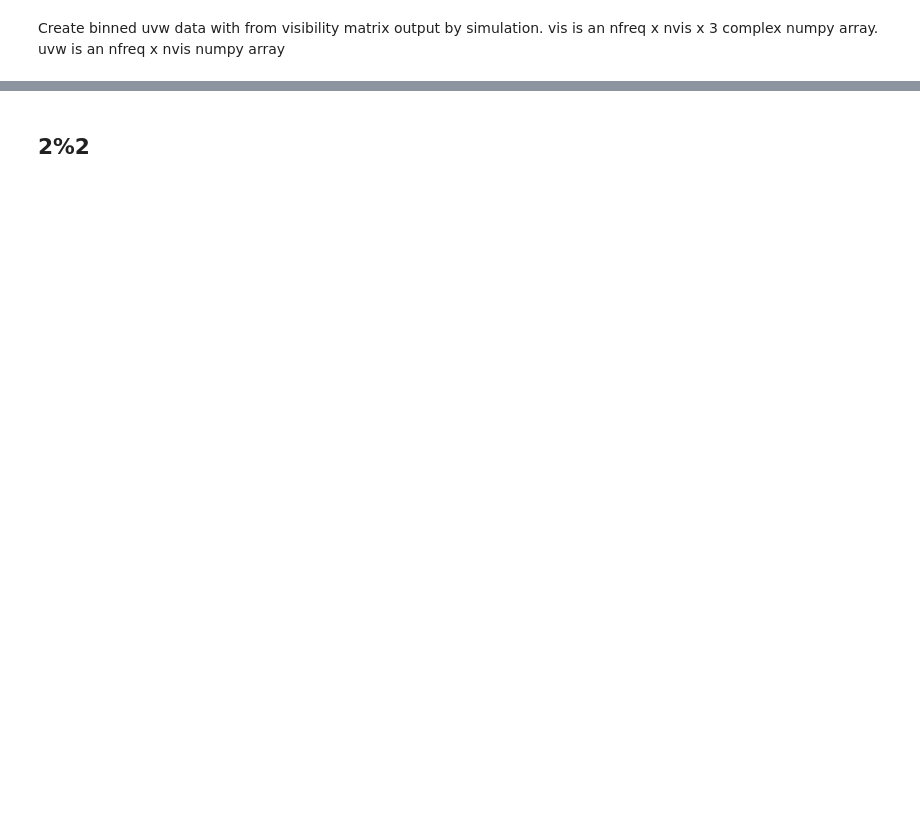
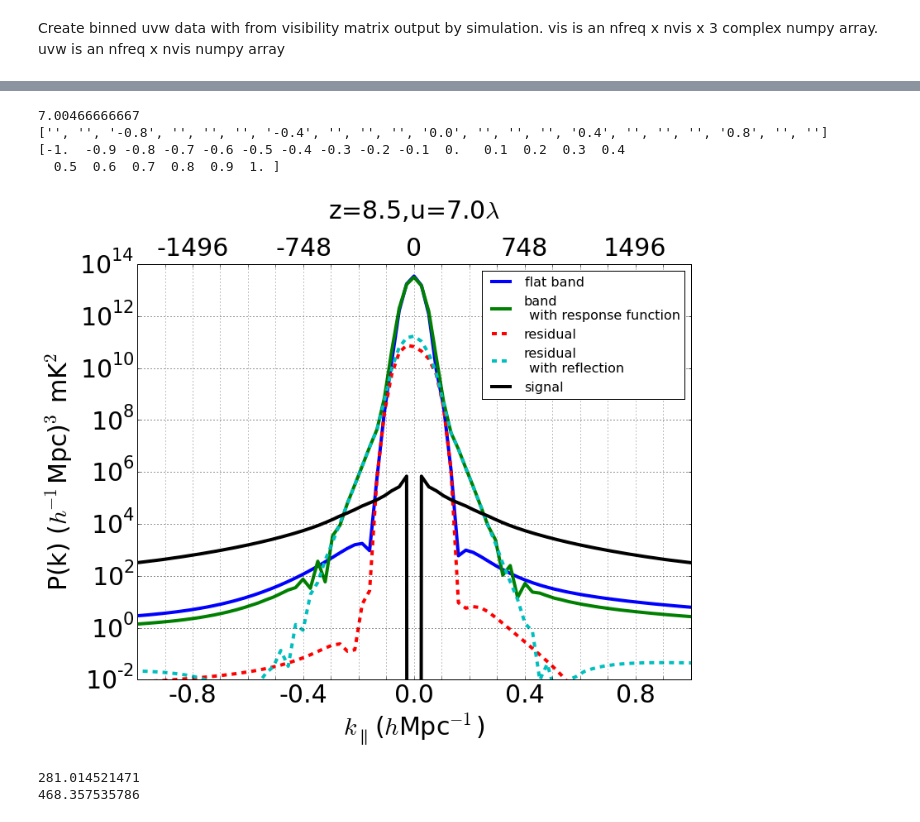
Before and after one commit to aewallwi/DishPapers, a Jupyter notebook: DishSimulations/code/hera_feed_hf_cleaning_wideBand_stable.ipynb, the cells around one changed output, grey strips where cells are left out. Saved outputs shown, nothing was run; the diff lists cells and outputs as text; code cells hidden in the pictures; blank space fills up the shorter version.

```diff
--- a/DishSimulations/code/hera_feed_hf_cleaning_wideBand_stable.ipynb
+++ b/DishSimulations/code/hera_feed_hf_cleaning_wideBand_stable.ipynb
@@ -302,38 +345,61 @@ plt.yscale('log')
 plt.xlabel('$k_\parallel$ ($h$Mpc$^{-1}$)',fontsize=30)
 plt.ylabel('P(k) ($h^{-1}$Mpc)$^{3}$ mK$^2$',fontsize=30)
 plt.legend(loc='upper right',fontsize=16)
 plt.gcf().set_size_inches(10,10)
-plt.title('z=%.1f,u=%.1f$\\lambda$'%(cosmology.f2z(fcs),uvw_l),fontsize=30)
+plt.title('z=%.1f,u=%.1f$\\lambda$'%(cosmology.f2z(fcs),uvw_l),fontsize=30,y=1.1)
 plt.gca().tick_params('x',labelsize=30)
 plt.gca().tick_params('y',labelsize=30)
 #plt.grid(True)
 #plt.subgrid(True)
 #plt.axvline(.1,color='k',ls=':',lw=.5)
 #plt.axvline(.2,color='k',ls=':',lw=.5)
 #plt.axvline(.3,color='k',ls=':',lw=.5)
 
 plt.grid(b=True,which='major')
 plt.grid(b=True,which='minor')
 plt.xlim(-1.,1.)
 plt.ylim(1e-2,1e14)
 
 
 tickset=np.arange(-10,11)*.1
 plt.gca().set_xticks(tickset)
 labels=[]
 for tick in tickset:
-    if(int(tick*10)%2==0):
+    if(int(tick*10)%4==0):
         labels.append(str(tick))
     else:
         labels.append('')
 print labels
 print tickset
 #plt.xscale('log')
 plt.gca().set_xticklabels(labels)
 plt.gcf().set_size_inches(12,9)
-plt.savefig('../../spec_memo/figures/delay_response_compare_cleaned_deep.pdf',bbox_inches='tight')
+ax1=plt.gca()
+ax2=ax1.twiny()
+ticks=ax1.get_xticks()
+labels=[]
+for tick in ticks:
+    if(int(tick*10)%4==0):
+        labels.append('%d'%(1e9*cosmology.kpara2eta(littleh*tick,cosmology.f2z(150e6))))
+    else:
+        labels.append('')
+ax2.set_xticks(ticks)
+ax2.set_xticklabels(labels)
+ax2.tick_params('x',labelsize=30)
+ax2.tick_params('y',labelsize=30)
+plt.savefig('../paper/figures/resid_5sigma_compare.pdf',bbox_inches='tight')
+# %% [output]
+7.00466666667
+['', '', '-0.8', '', '', '', '-0.4', '', '', '', '0.0', '', '', '', '0.4', '', '', '', '0.8', '', '']
+[-1.  -0.9 -0.8 -0.7 -0.6 -0.5 -0.4 -0.3 -0.2 -0.1  0.   0.1  0.2  0.3  0.4
+  0.5  0.6  0.7  0.8  0.9  1. ]
+[figure, added]
-# %% [markdown]
-## 2%2
+# %%
+print cosmology.kpara2eta(0.15*littleh,8.5)*1e9
+print cosmology.kpara2eta(0.25*littleh,8.5)*1e9
+# %% [output]
+281.014521471
+468.357535786
 # %%
 index=5
 z0=cosmology.f2z(fc_list[0])
```
Also changed, not shown: parts of 13 cells of this notebook, 25 other files.
